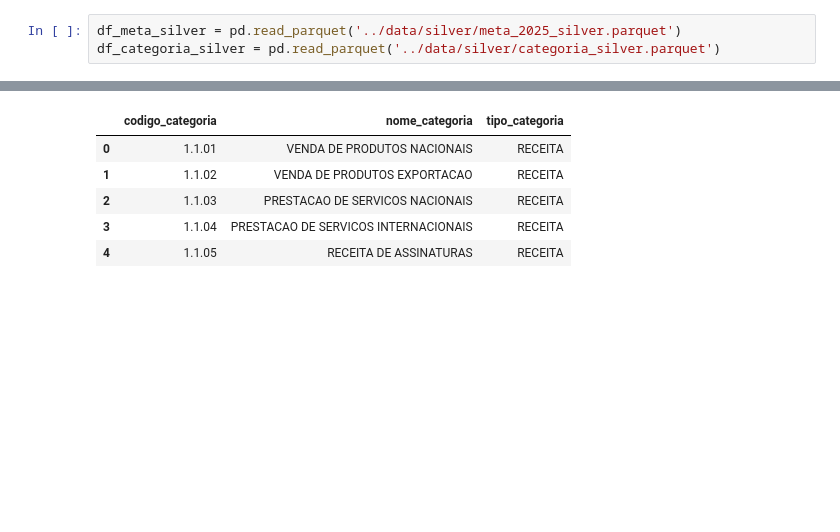
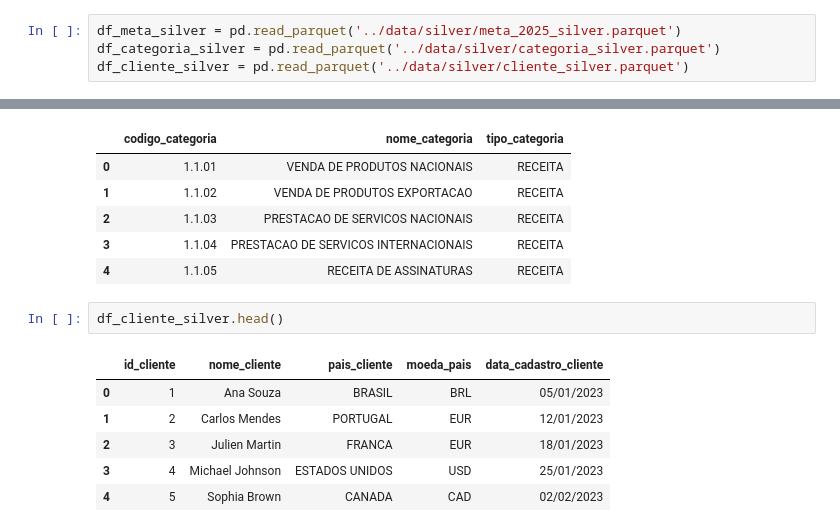
Before and after one commit to Breno-Lira/Desafio-Ray, a Jupyter notebook: notebooks/eda_exploratorio.ipynb, the cells around one changed output, grey strips where cells are left out. Cells and saved outputs as stored; diff of their text form; blank space fills up the shorter version.

Commit message:
Add silver client transform
Implemetando transformaçao da tabela de cliente para camada silver

```diff
--- a/notebooks/eda_exploratorio.ipynb
+++ b/notebooks/eda_exploratorio.ipynb
@@ -125,6 +125,7 @@ df_banco_central_bronze.head()
 # %%
 df_meta_silver = pd.read_parquet('../data/silver/meta_2025_silver.parquet')
 df_categoria_silver = pd.read_parquet('../data/silver/categoria_silver.parquet')
+df_cliente_silver = pd.read_parquet('../data/silver/cliente_silver.parquet')
 # %%
 df_meta_silver.head()
 # %% [output]
@@ -143,3 +144,12 @@ df_categoria_silver.head()
 | 2 | 1.1.03 | PRESTACAO DE SERVICOS NACIONAIS | RECEITA |
 | 3 | 1.1.04 | PRESTACAO DE SERVICOS INTERNACIONAIS | RECEITA |
 | 4 | 1.1.05 | RECEITA DE ASSINATURAS | RECEITA |
+# %%
+df_cliente_silver.head()
+# %% [output]
+|  | id_cliente | nome_cliente | pais_cliente | moeda_pais | data_cadastro_cliente |
+| 0 | 1 | Ana Souza | BRASIL | BRL | 05/01/2023 |
+| 1 | 2 | Carlos Mendes | PORTUGAL | EUR | 12/01/2023 |
+| 2 | 3 | Julien Martin | FRANCA | EUR | 18/01/2023 |
+| 3 | 4 | Michael Johnson | ESTADOS UNIDOS | USD | 25/01/2023 |
+| 4 | 5 | Sophia Brown | CANADA | CAD | 02/02/2023 |
```
Also changed, not shown: parts of 2 cells of this notebook, 4 other files.
